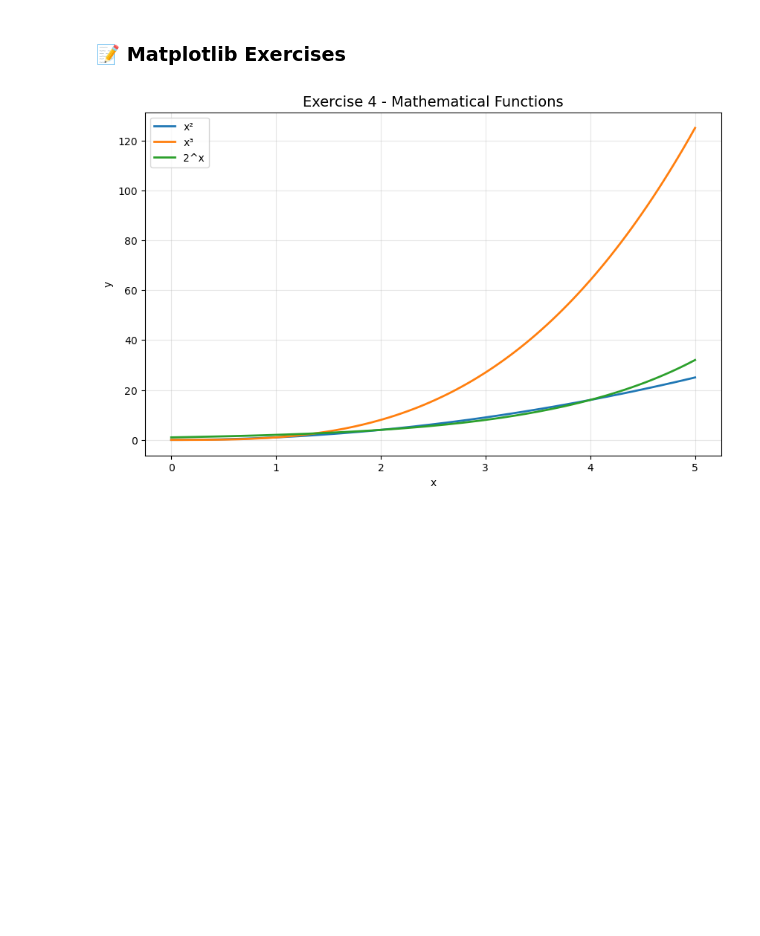
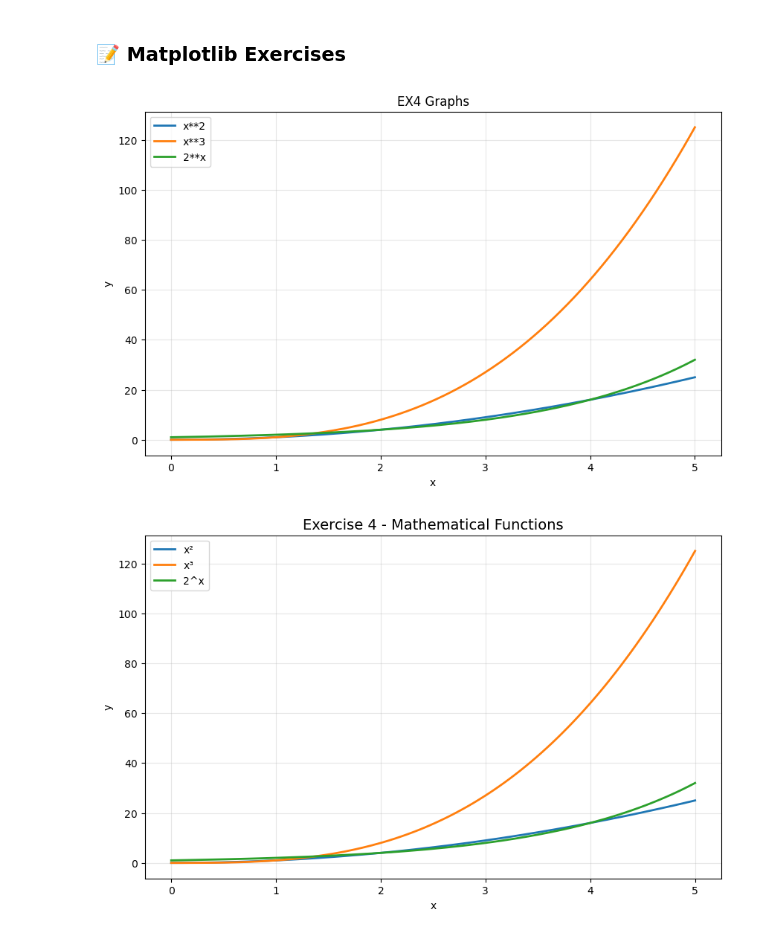
Before and after one commit to awesomesauss/MLAI, a Jupyter notebook: Lab4_Pandas_Matplotlib.ipynb, the cells around one changed output. Drawn from its saved outputs; the diff is of its cells as text; code cells hidden in the pictures; blank space fills up the shorter version.

```diff
--- a/Lab4_Pandas_Matplotlib.ipynb
+++ b/Lab4_Pandas_Matplotlib.ipynb
@@ -966,8 +1009,26 @@ plt.show()
 # %%
 # EXERCISE 4: Create a line plot showing three mathematical functions:
 # y1 = x^2, y2 = x^3, y3 = 2^x for x from 0 to 5
 # Include labels, legend, and grid
 # Your code here:
+x = np.linspace(0,5,1000)
+y1 = x**2
+y2 = x**3
+y3 = 2**x
+
+plt.figure(figsize = (10,6))
+plt.plot(x,y1,label = 'x**2',linewidth = 2)
+plt.plot(x,y2,label = 'x**3',linewidth = 2)
+plt.plot(x,y3,label = '2**x',linewidth = 2)
+
+plt.title('EX4 Graphs')
+plt.xlabel('x')
+plt.ylabel('y')
+plt.legend()
+plt.grid(alpha = 0.3)
+plt.show()
+# %% [output]
+[figure, added]
 # %%
 # SOLUTION 4:
 x = np.linspace(0, 5, 100)
```
Also changed, not shown: parts of 9 cells of this notebook.
